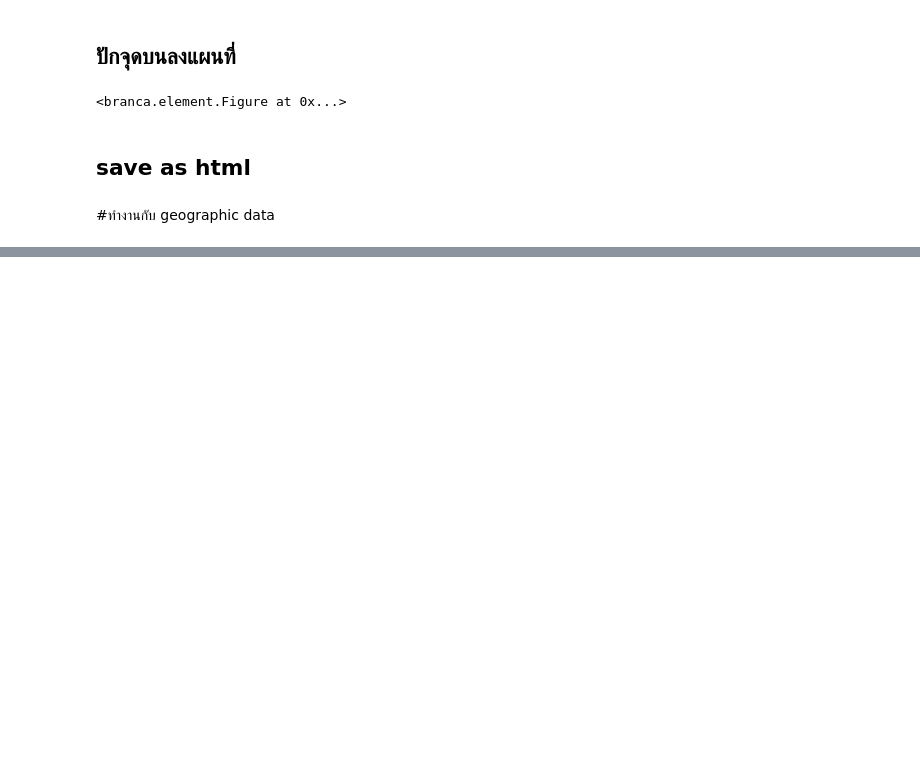
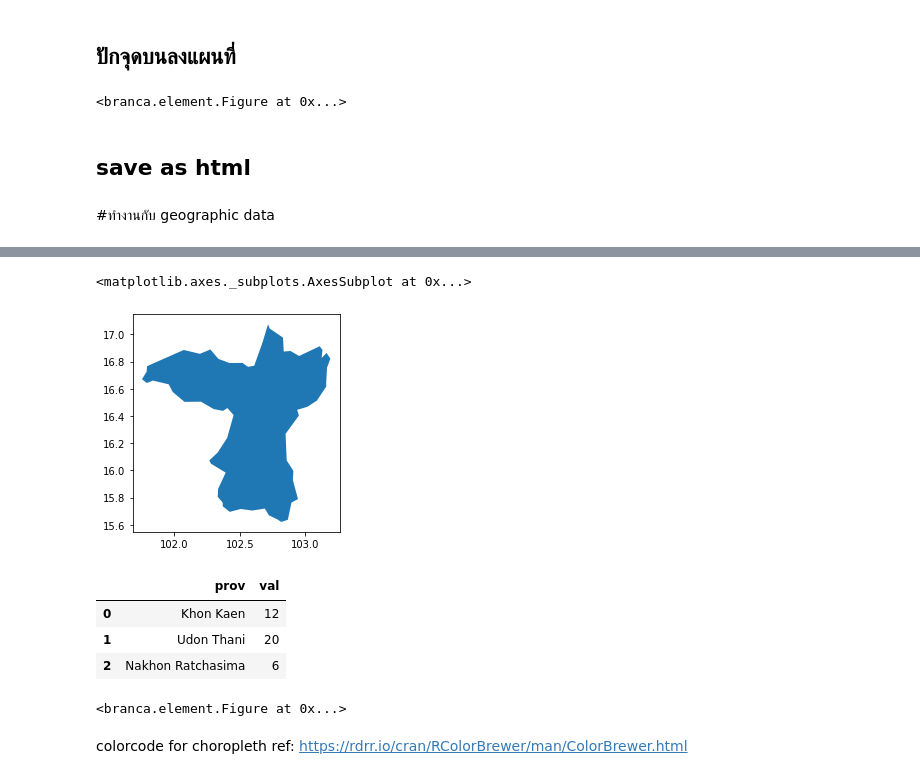
Before and after one commit to Octa-p/data_viz_2022, a Jupyter notebook: Visualize_Map.ipynb, the cells around one changed output, grey strips where cells are left out. Cells and saved outputs as stored; diff of their text form; code cells hidden in the pictures; blank space fills up the shorter version.

```diff
--- a/Visualize_Map.ipynb
+++ b/Visualize_Map.ipynb
@@ -100,0 +136,40 @@ import pandas as pd
+# %%
+th_geojson[th_geojson['name']=='Khon Kaen'].plot() #ลองพล็อตกราฟขอนแก่นออกมาดู
+# %% [output]
+<matplotlib.axes._subplots.AxesSubplot at 0x...>
+[figure, added]
+# %%
+data = [{'prov':'Khon Kaen','val':12}, #สร้างตาราง pandas ขึ้นมามั่ว ๆ 1 ตาราง # 2 คอลัมม์ 3 ค่า  #ขอนแก่น 12 #เลขที่ใส่คือเลขมั่ว
+        {'prov':'Udon Thani','val':20}, #อุดร 20
+        {'prov':'Nakhon Ratchasima','val':6}   #โคราช 16
+]
+pddf = pd.DataFrame(data)
+pddf
+# %% [output]
+|  | prov | val |
+| 0 | Khon Kaen | 12 |
+| 1 | Udon Thani | 20 |
+| 2 | Nakhon Ratchasima | 6 |
+# %%
+from pandas._libs.lib import map_infer
+
+fig2=Figure(width=550,height=350) #กำหนด Figure สร้าง map ขึ้นมาว่าจ้ง ซูมขึ้นมาเท่าไหร่
+map=folium.Map(location=[13.5000, 100.9925],zoom_start=4.5) #เริ่มซูมที่ 4.5
+
+## วาด geographical data ลงบนแผนที่
+map.choropleth(
+    geo_data=th_geojson, #ให้มันชี้ข้อมูลที่เป็น geographic ทั้งหมด ที่เป็นข้อมูลตาราง th_geojson
+    data=pddf, #ชี้ไปที่ตาราง pddf
+    columns=['prov', 'val'], #คอลัมไหนบ้าง
+    key_on='feature.properties.name',#เราจะใช้ค่าอะไรบ้าง จะมีค่าเลขและจังหวัดที่สุ่มใส่ขึ้นมา
+    fill_color='Spectral', #สีที่เราต้องการใส่
+    fill_opacity=0.6,  #ความโปร่งใสของสี
+    line_opacity=1, #ลายเส้น = 1 ดำปี๊เลย
+    legend_name='random number', #ค่าของเราเป็นค่าอะไร เป็น แรนด้อมนัมเบอร์
+    smooth_factor=0)
+
+fig2.add_child(map) #พล็อตธรรมดา
+# %% [output]
+<branca.element.Figure at 0x...>
+# %% [markdown]
+colorcode for choropleth ref: https://rdrr.io/cran/RColorBrewer/man/ColorBrewer.html
```
Also changed, not shown: parts of 6 cells of this notebook.
